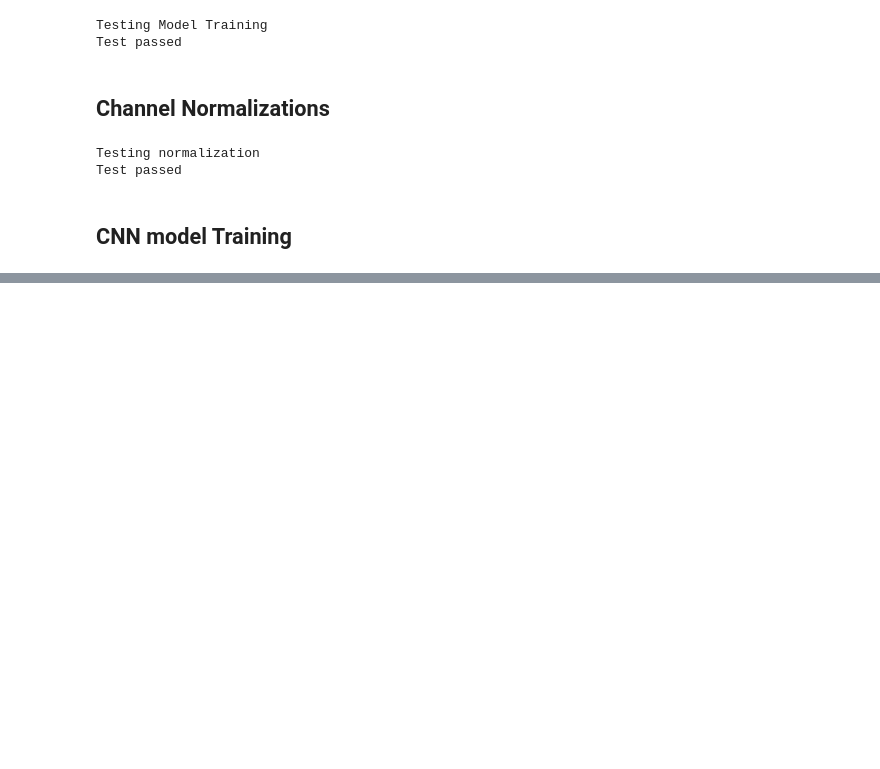
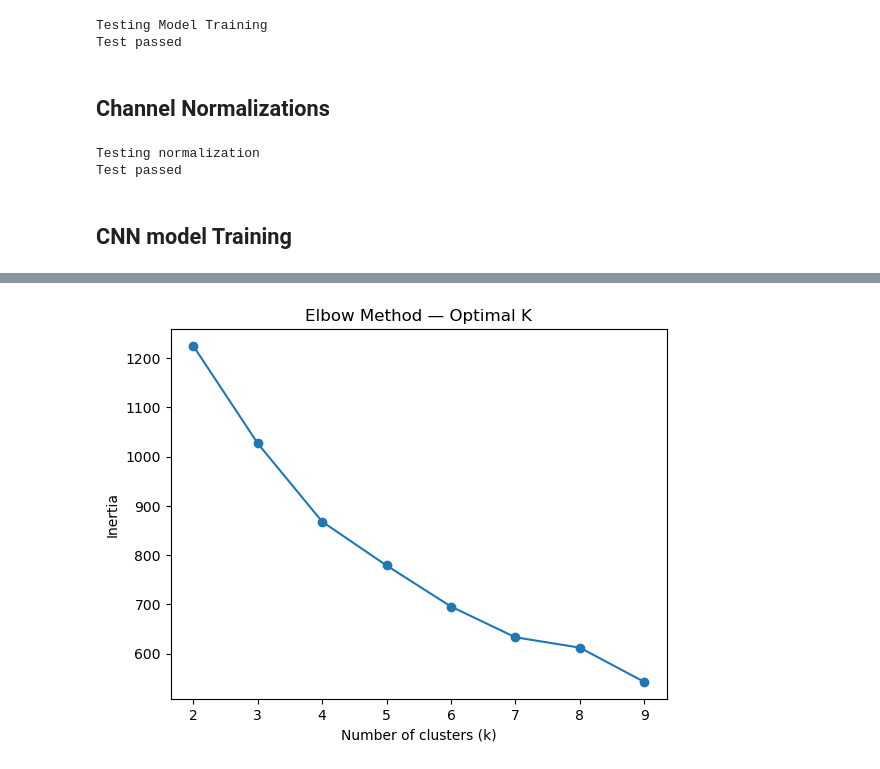
Before and after one commit to ignatiusbalayo/uroflow-thesis, a Jupyter notebook: notebooks/MasterThesis.ipynb, the cells around one changed output, grey strips where cells are left out. Cells and saved outputs as stored; diff of their text form; code cells hidden in the pictures; blank space fills up the shorter version.

```diff
--- a/notebooks/MasterThesis.ipynb
+++ b/notebooks/MasterThesis.ipynb
@@ -1103,0 +983,80 @@ NameError: name 'patients_features' is not defined
+# %%
+from sklearn.cluster import KMeans
+from sklearn.preprocessing import StandardScaler
+import pickle
+
+def find_optimal_k(X_scaled, k_range=range(2, 10), seed=SEED):
+    """Run elbow method and return optimal k."""
+    inertias = []
+
+    for k in k_range:
+        km = KMeans(n_clusters=k, random_state=seed, n_init=10)
+        km.fit(X_scaled)
+        inertias.append(km.inertia_)
+
+    # Plot elbow
+    plt.plot(k_range, inertias, marker='o')
+    plt.xlabel('Number of clusters (k)')
+    plt.ylabel('Inertia')
+    plt.title('Elbow Method — Optimal K')
+    plt.show()
+
+    # Auto pick elbow point — largest drop in inertia
+    deltas = [inertias[i] - inertias[i+1] for i in range(len(inertias)-1)]
+    optimal_k = list(k_range)[deltas.index(max(deltas)) + 1]
+    print(f"Optimal k selected: {optimal_k}")
+
+    return optimal_k
+
+
+def run_kmeans_clustering(data_pth, device_code, save_pth="../results/"):
+
+    # Setup
+    NO_BINS = 20
+    mel = MelSpectrogram(n_mels=NO_BINS, enable_2d=False)
+    dataset = UroflowmetryDataset(data_pth, device_code=device_code)
+    loader = UroflowmetryDataLoader(BATCH_SIZE, SEED, mel, use_ltf=False)
+
+    # Step 1: Extract one feature vector per patient
+    print(f"Extracting cluster features for {len(dataset)} patients...")
+    X_patients = loader.extract_cluster_features(dataset)
+    print(f"Feature matrix shape: {X_patients.shape}")
+
+    # Step 2: Scale
+    scaler = StandardScaler()
+    X_scaled = scaler.fit_transform(X_patients)
+
+    # Step 3: Elbow method → find optimal k
+    print("\nRunning elbow method...")
+    optimal_k = find_optimal_k(X_scaled)
+
+    # Step 4: K-Means with optimal k
+    kmeans = KMeans(n_clusters=optimal_k, random_state=SEED, n_init=10)
+    labels = kmeans.fit_predict(X_scaled)
+
+    print(f"\nCluster assignments:")
+    for cluster_id in range(optimal_k):
+        members = np.where(labels == cluster_id)[0]
+        print(f"  Cluster {cluster_id}: {len(members)} patients → indices {members.tolist()}")
+
+    # Step 5: Save
+    os.makedirs(save_pth, exist_ok=True)
+    results = {
+        "labels":           labels,
+        "feature_matrix":   X_patients,
+        "kmeans_model":     kmeans,
+        "scaler":           scaler,
+        "device_code":      device_code,
+        "n_clusters":       optimal_k
+    }
+    out_file = os.path.join(save_pth, f"kmeans_device{device_code}.pkl")
+    with open(out_file, "wb") as f:
+        pickle.dump(results, f)
+
+    print(f"\nSaved to {out_file}")
+    return results
+
+
+if __name__ == "__main__":
+    results = run_kmeans_clustering(data_pth, device_code=0)
+# %% [output]
@@ -1103,0 +1067 @@ NameError: name 'patients_features' is not defined
+[figure, added]
```
Also changed, not shown: parts of 8 cells of this notebook.
